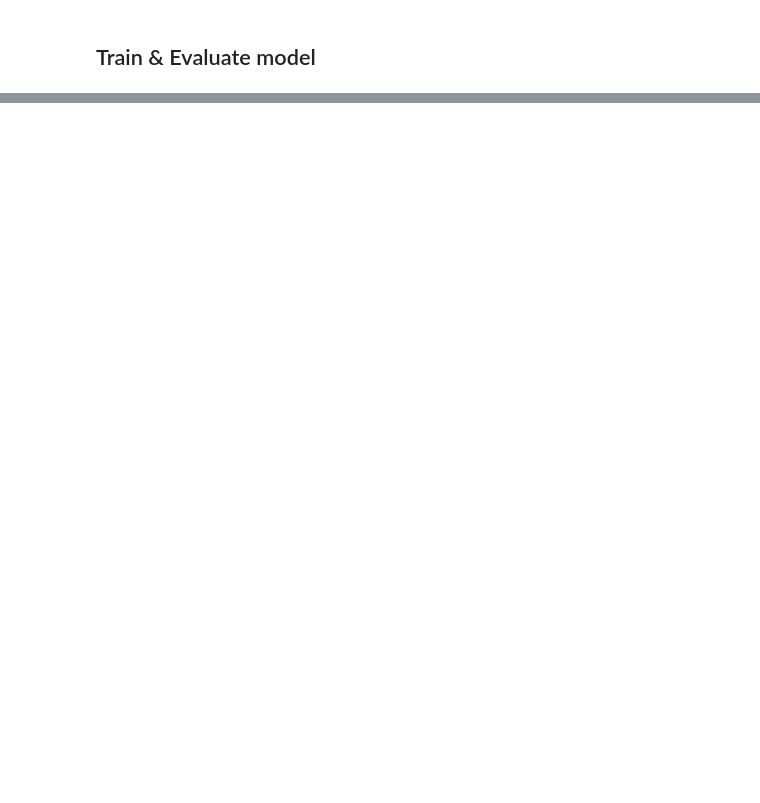
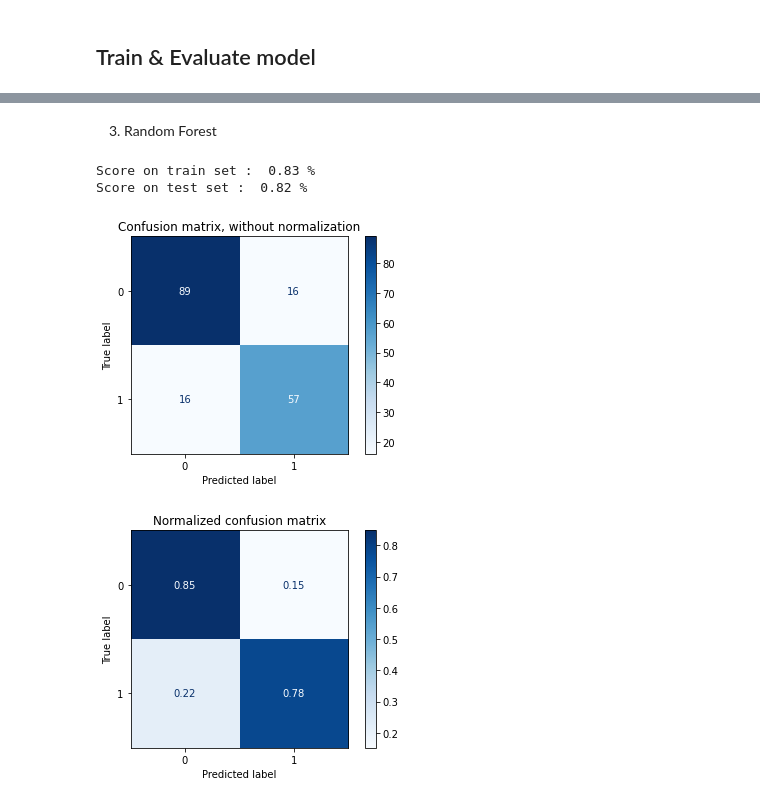
Before and after one commit to weelawat/Portfolio, a Jupyter notebook: 000 Project/3 Titanic survivors prediction/Notebook.ipynb, the cells around one changed output, grey strips where cells are left out. Drawn from its saved outputs; the diff is of its cells as text; code cells hidden in the pictures; blank space fills up the shorter version.

```diff
--- a/000 Project/3 Titanic survivors prediction/Notebook.ipynb
+++ b/000 Project/3 Titanic survivors prediction/Notebook.ipynb
@@ -75,0 +203,25 @@ for i in cat_column:
+# %% [markdown]
+3. Random Forest
+# %%
+from sklearn.ensemble import RandomForestClassifier
+
+randomforest = RandomForestClassifier(random_state=1, max_depth= 4, n_estimators=6)
+randomforest.fit(x_train, y_train)
+print("Score on train set : ", randomforest.score(x_train, y_train).round(2), "%")
+print("Score on test set : ", randomforest.score(x_test, y_test).round(2), "%")
+
+#plot confusion matrix
+titles_options = [("Confusion matrix, without normalization", None),
+                  ("Normalized confusion matrix", "true")]
+for title, normalize in titles_options:
+    disp = plot_confusion_matrix(randomforest, x_test, y_test,
+                                 cmap=plt.cm.Blues,
+                                 normalize=normalize)
+    disp.ax_.set_title(title)
+
+plt.show()
+# %% [output]
+Score on train set :  0.83 %
+Score on test set :  0.82 %
+[figure, added]
+[figure, added]
```
Also changed, not shown: parts of 11 cells of this notebook, 1 other file.
